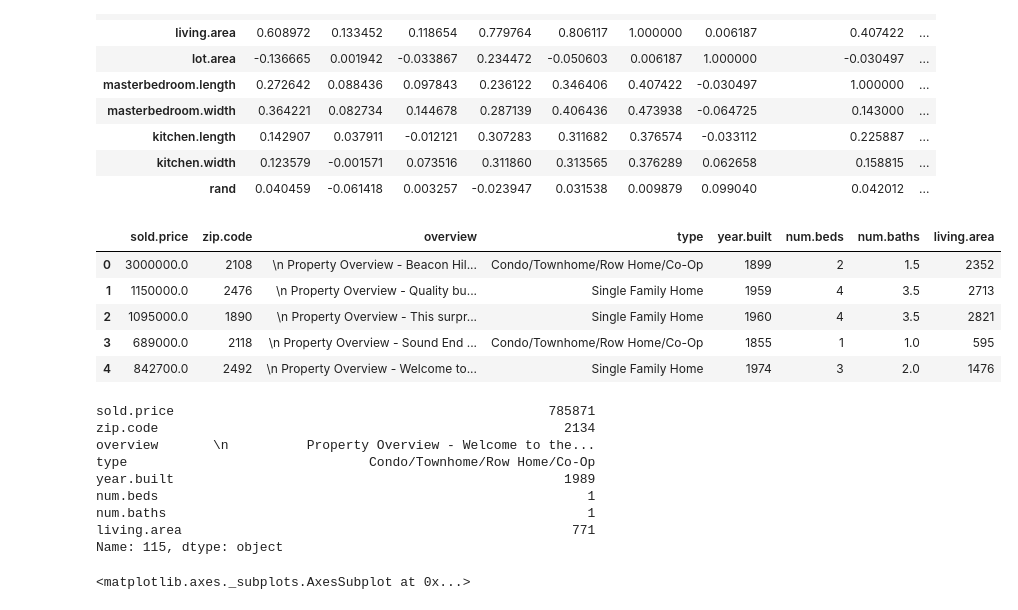
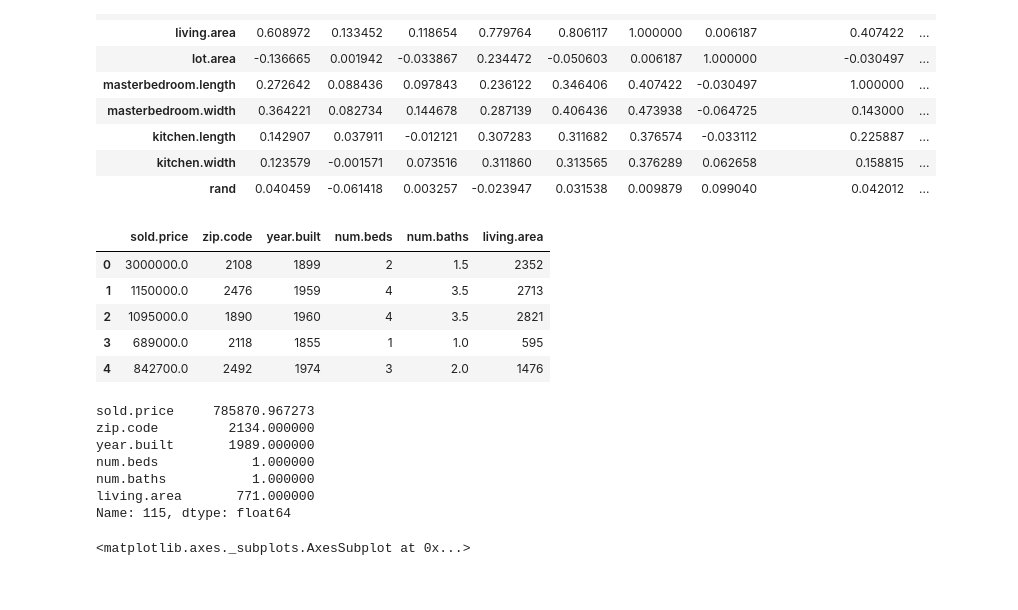
Before and after one commit to HannibalHerforth/techlabs-elective, a Jupyter notebook: Techlabs working station.ipynb, the cells around one changed output. Drawn from its saved outputs; the diff is of its cells as text; code cells hidden in the pictures.

```diff
--- a/Techlabs working station.ipynb
+++ b/Techlabs working station.ipynb
@@ -67,29 +70,27 @@ df.corr()
 | kitchen.width | 0.123579 | -0.001571 | 0.073516 | 0.311860 | 0.313565 | 0.376289 | 0.062658 | 0.158815 | ... |
 | rand | 0.040459 | -0.061418 | 0.003257 | -0.023947 | 0.031538 | 0.009879 | 0.099040 | 0.042012 | ... |
 # %%
-df.drop(df.columns[[ 8,9, 10,11,12,13]], axis=1, inplace=True)
+df.drop(df.columns[[2,3,8,9,10,11,12,13]], axis=1, inplace=True)
 df.head()
 # %% [output]
-|  | sold.price | zip.code | overview | type | year.built | num.beds | num.baths | living.area |
-| 0 | 3000000.0 | 2108 | \n Property Overview - Beacon Hil... | Condo/Townhome/Row Home/Co-Op | 1899 | 2 | 1.5 | 2352 |
-| 1 | 1150000.0 | 2476 | \n Property Overview - Quality bu... | Single Family Home | 1959 | 4 | 3.5 | 2713 |
-| 2 | 1095000.0 | 1890 | \n Property Overview - This surpr... | Single Family Home | 1960 | 4 | 3.5 | 2821 |
-| 3 | 689000.0 | 2118 | \n Property Overview - Sound End ... | Condo/Townhome/Row Home/Co-Op | 1855 | 1 | 1.0 | 595 |
-| 4 | 842700.0 | 2492 | \n Property Overview - Welcome to... | Single Family Home | 1974 | 3 | 2.0 | 1476 |
+|  | sold.price | zip.code | year.built | num.beds | num.baths | living.area |
+| 0 | 3000000.0 | 2108 | 1899 | 2 | 1.5 | 2352 |
+| 1 | 1150000.0 | 2476 | 1959 | 4 | 3.5 | 2713 |
+| 2 | 1095000.0 | 1890 | 1960 | 4 | 3.5 | 2821 |
+| 3 | 689000.0 | 2118 | 1855 | 1 | 1.0 | 595 |
+| 4 | 842700.0 | 2492 | 1974 | 3 | 2.0 | 1476 |
 # %%
 df['sold.price'] = df['sold.price'].fillna((df['sold.price'].mean()))
 # %%
 df.iloc[115]
 # %% [output]
-sold.price                                                785871
-zip.code                                                    2134
-overview       \n          Property Overview - Welcome to the...
-type                               Condo/Townhome/Row Home/Co-Op
-year.built                                                  1989
-num.beds                                                       1
-num.baths                                                      1
-living.area                                                  771
-Name: 115, dtype: object
+sold.price     785870.967273
+zip.code         2134.000000
+year.built       1989.000000
+num.beds            1.000000
+num.baths           1.000000
+living.area       771.000000
+Name: 115, dtype: float64
 # %%
 heatmap1_data = pd.pivot_table(df, values='sold.price',
                      index=['num.baths'],
```
Also changed, not shown: parts of 11 cells of this notebook.
